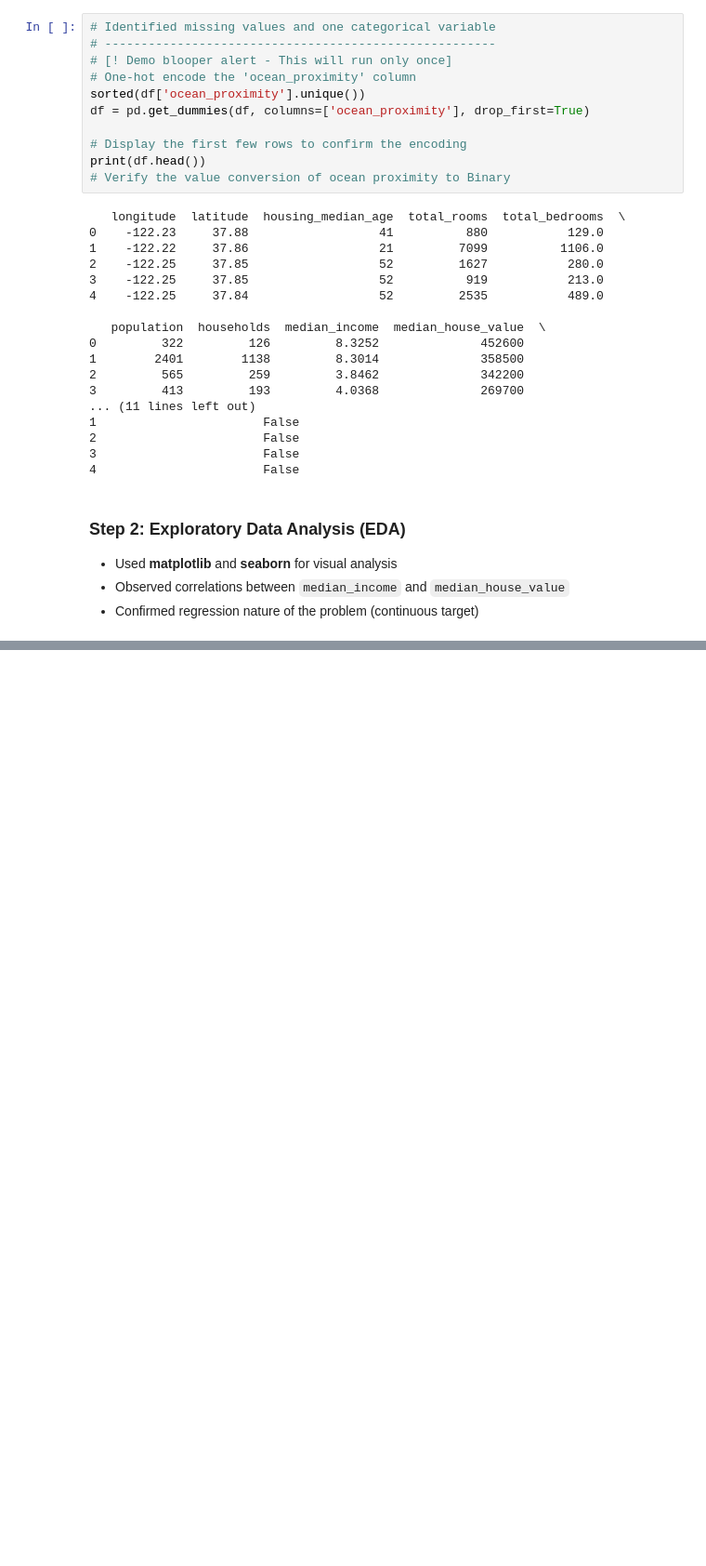
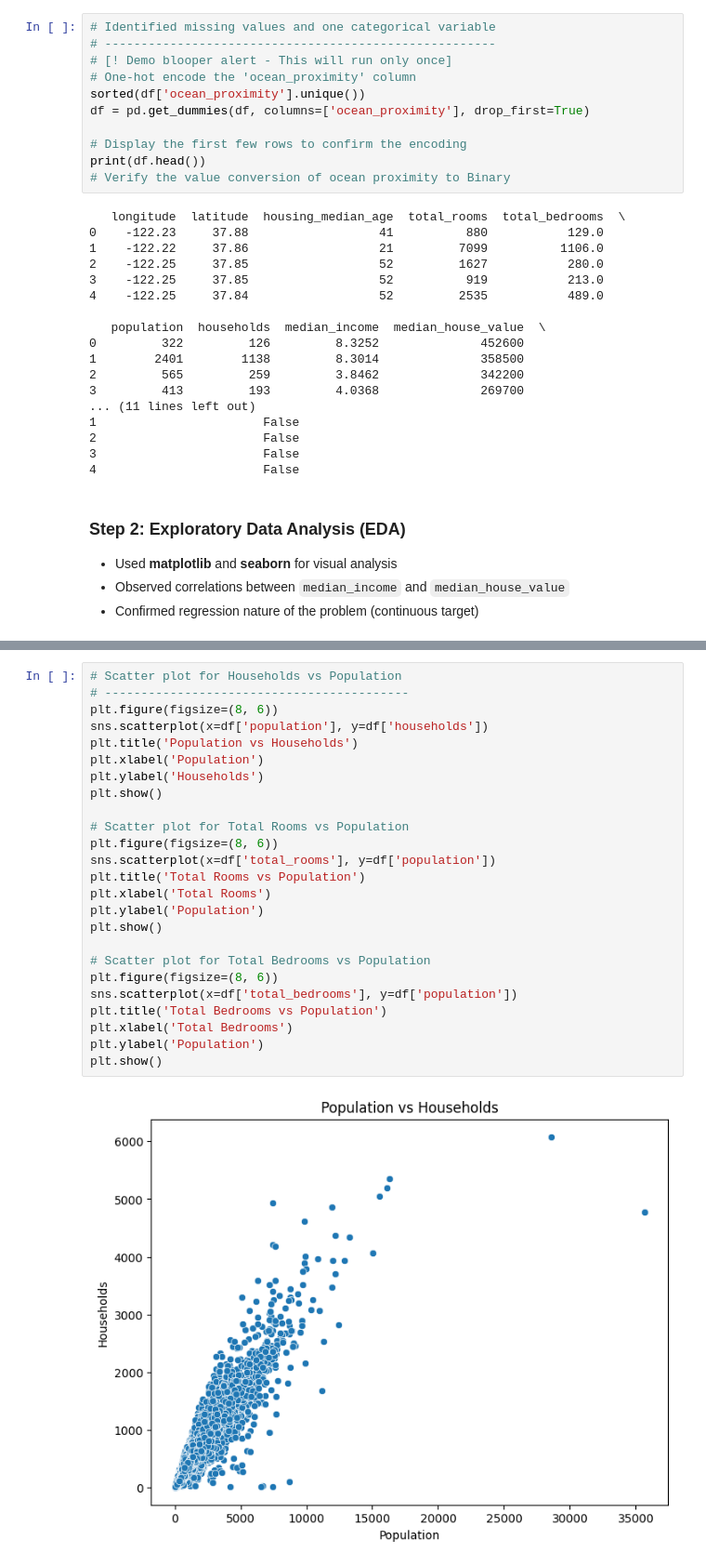
Before and after one commit to mlmarketplace/HouseValAI, a Jupyter notebook: HouseValAI.ipynb, the cells around one changed output, grey strips where cells are left out. Shown at 93% size. Saved outputs shown, nothing was run; the diff lists cells and outputs as text; blank space fills up the shorter version.

```diff
--- a/HouseValAI.ipynb
+++ b/HouseValAI.ipynb
@@ -238,0 +301,27 @@ print(df.head())
+# %%
+# Scatter plot for Households vs Population
+# ------------------------------------------
+plt.figure(figsize=(8, 6))
+sns.scatterplot(x=df['population'], y=df['households'])
+plt.title('Population vs Households')
+plt.xlabel('Population')
+plt.ylabel('Households')
+plt.show()
+
+# Scatter plot for Total Rooms vs Population
+plt.figure(figsize=(8, 6))
+sns.scatterplot(x=df['total_rooms'], y=df['population'])
+plt.title('Total Rooms vs Population')
+plt.xlabel('Total Rooms')
+plt.ylabel('Population')
+plt.show()
+
+# Scatter plot for Total Bedrooms vs Population
+plt.figure(figsize=(8, 6))
+sns.scatterplot(x=df['total_bedrooms'], y=df['population'])
+plt.title('Total Bedrooms vs Population')
+plt.xlabel('Total Bedrooms')
+plt.ylabel('Population')
+plt.show()
+# %% [output]
+[figure, added]
```
Also changed, not shown: parts of 12 cells of this notebook.
